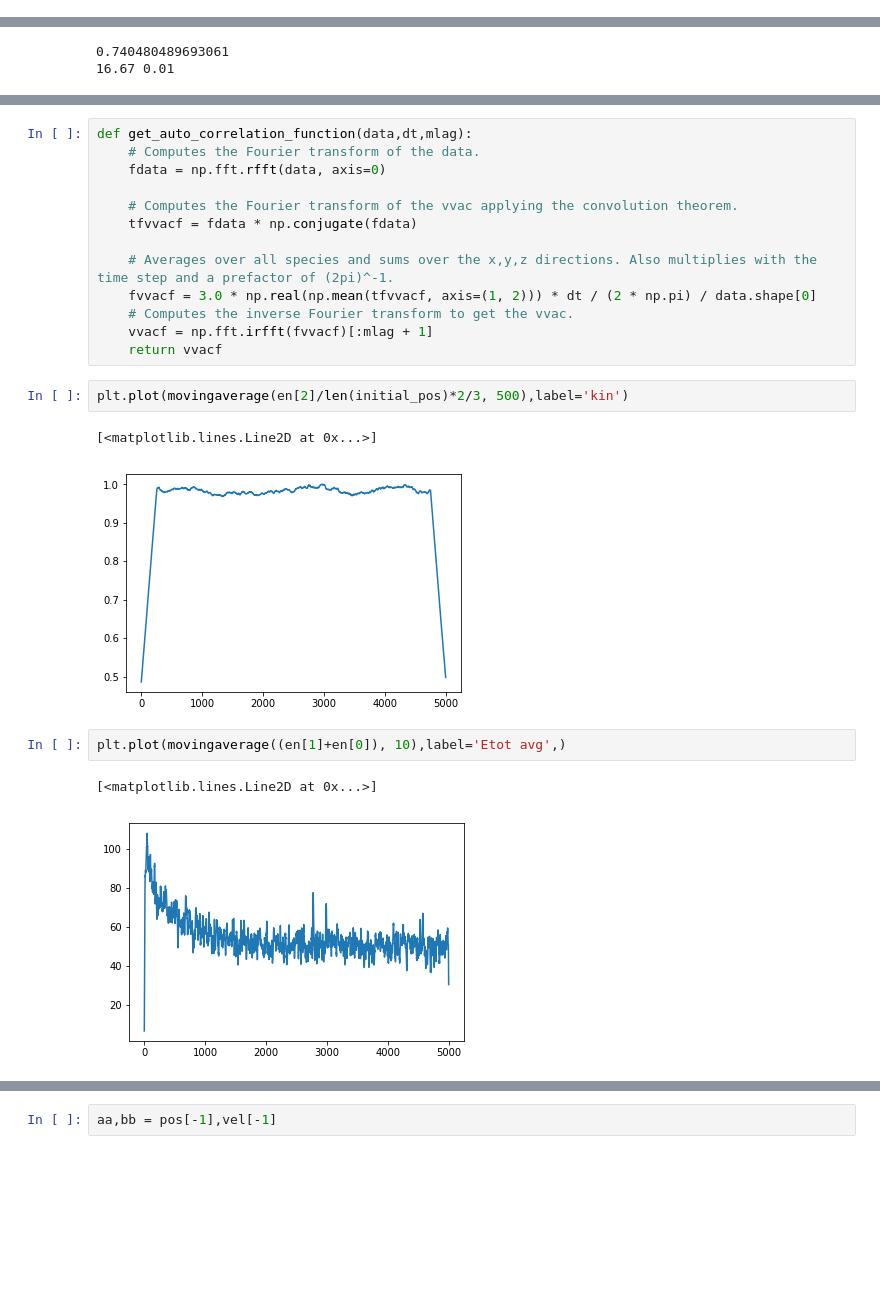
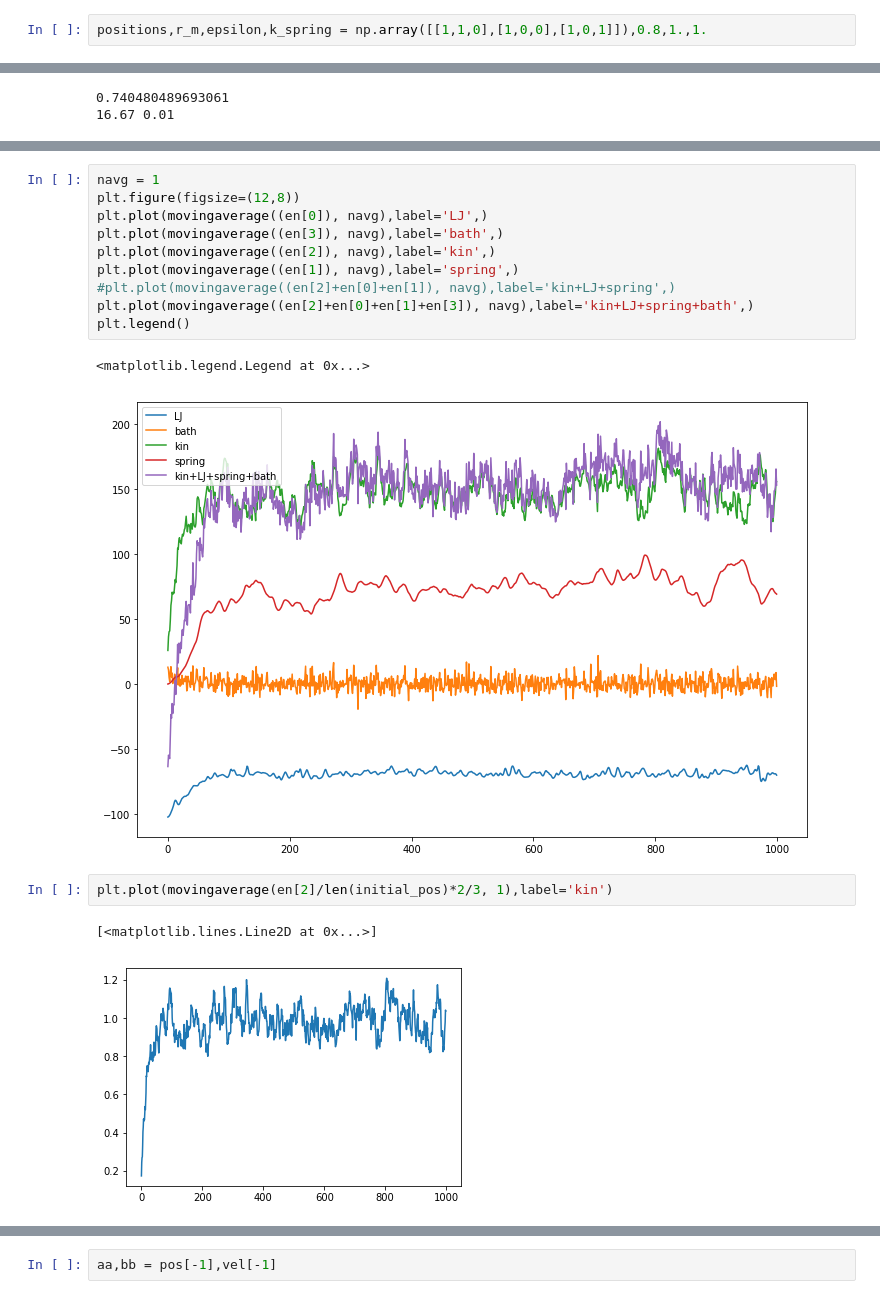
Before and after one commit to lab-cosmo/marvel-college, a Jupyter notebook: MD/Dynamique_Moleculaire.ipynb, the cells around one changed output, grey strips where cells are left out. Drawn from its saved outputs; the diff is of its cells as text; blank space fills up the shorter version.

```diff
--- a/MD/Dynamique_Moleculaire.ipynb
+++ b/MD/Dynamique_Moleculaire.ipynb
@@ -230,0 +399,2 @@ print(aa,dd_diag)
+# %%
+positions,r_m,epsilon,k_spring = np.array([[1,1,0],[1,0,0],[1,0,1]]),0.8,1.,1.
@@ -468,26 +688,21 @@ pos,vel,en = MD_NVT_simulator(initial_pos,vel_init,mass=mass,r_m=r_m,epsilon=eps
 Failed to display Jupyter Widget of type HBox.
 If you're reading this message in the Jupyter Notebook or JupyterLab Notebook, it may mean that the widgets JavaScript is still loading. If this message persists, it likely means that the widgets Java ...
 If you're reading this message in another frontend (for example, a static rendering on GitHub or NBViewer), it may mean that your frontend doesn't currently support widgets.
-# %%
-def get_auto_correlation_function(data,dt,mlag):
-    # Computes the Fourier transform of the data.
-    fdata = np.fft.rfft(data, axis=0)
-
-    # Computes the Fourier transform of the vvac applying the convolution theorem.
-    tfvvacf = fdata * np.conjugate(fdata)
-
-    # Averages over all species and sums over the x,y,z directions. Also multiplies with the time step and a prefactor of (2pi)^-1.
-    fvvacf = 3.0 * np.real(np.mean(tfvvacf, axis=(1, 2))) * dt / (2 * np.pi) / data.shape[0]
-    # Computes the inverse Fourier transform to get the vvac.
-    vvacf = np.fft.irfft(fvvacf)[:mlag + 1]
-    return vvacf
+# %%
+navg = 1
+plt.figure(figsize=(12,8))
+plt.plot(movingaverage((en[0]), navg),label='LJ',)
+plt.plot(movingaverage((en[3]), navg),label='bath',)
+plt.plot(movingaverage((en[2]), navg),label='kin',)
+plt.plot(movingaverage((en[1]), navg),label='spring',)
+#plt.plot(movingaverage((en[2]+en[0]+en[1]), navg),label='kin+LJ+spring',)
+plt.plot(movingaverage((en[2]+en[0]+en[1]+en[3]), navg),label='kin+LJ+spring+bath',)
+plt.legend()
+# %% [output]
+<matplotlib.legend.Legend at 0x...>
+[figure, added]
 # %%
-plt.plot(movingaverage(en[2]/len(initial_pos)*2/3, 500),label='kin')
+plt.plot(movingaverage(en[2]/len(initial_pos)*2/3, 1),label='kin')
 # %% [output]
 [<matplotlib.lines.Line2D at 0x...>]
-[figure, old version]
+[figure, new version]
-# %%
-plt.plot(movingaverage((en[1]+en[0]), 10),label='Etot avg',)
-# %% [output]
-[<matplotlib.lines.Line2D at 0x...>]
-[figure, removed]
```
Also changed, not shown: parts of 60 cells of this notebook, 1 other file.
